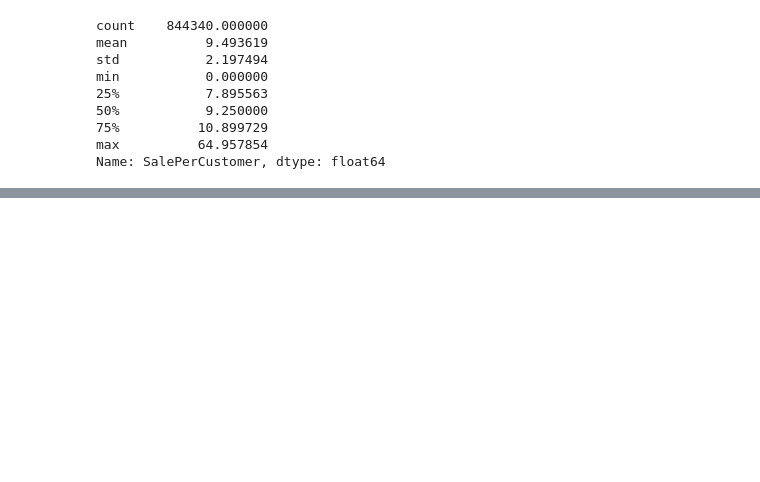
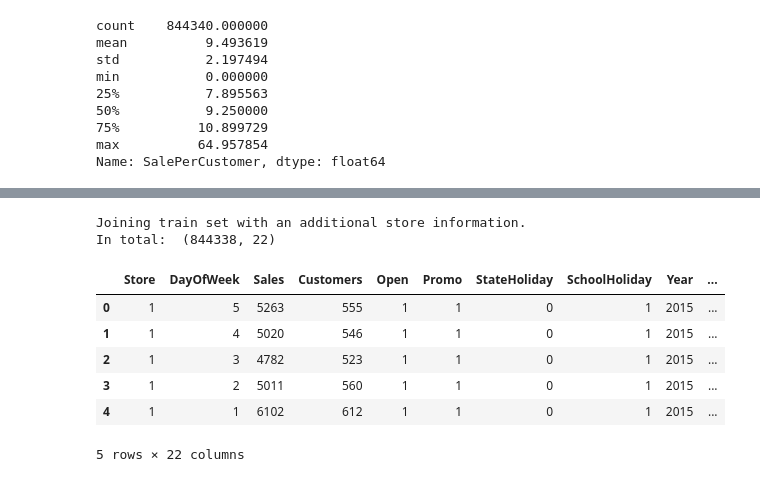
Before and after one commit to michaelgetachew-abebe/Pharmaceutical-Sales-Prediction_Rossmann, a Jupyter notebook: notebooks/explratory_data_analysis.ipynb, the cells around one changed output, grey strips where cells are left out. Saved outputs shown, nothing was run; the diff lists cells and outputs as text; code cells hidden in the pictures; blank space fills up the shorter version.

```diff
--- a/notebooks/explratory_data_analysis.ipynb
+++ b/notebooks/explratory_data_analysis.ipynb
@@ -62,0 +160,19 @@ Name: SalePerCustomer, dtype: float64
+# %%
+print("Joining train set with an additional store information.")
+
+# by specifying inner join we make sure that only those observations
+# that are present in both train and store sets are merged together
+train_store = pd.merge(train_df, store_df, how = 'inner', on = 'Store')
+
+print("In total: ", train_store.shape)
+train_store.head()
+# %% [output]
+Joining train set with an additional store information.
+In total:  (844338, 22)
+|  | Store | DayOfWeek | Sales | Customers | Open | Promo | StateHoliday | SchoolHoliday | Year | ... |
+| 0 | 1 | 5 | 5263 | 555 | 1 | 1 | 0 | 1 | 2015 | ... |
+| 1 | 1 | 4 | 5020 | 546 | 1 | 1 | 0 | 1 | 2015 | ... |
+| 2 | 1 | 3 | 4782 | 523 | 1 | 1 | 0 | 1 | 2015 | ... |
+| 3 | 1 | 2 | 5011 | 560 | 1 | 1 | 0 | 1 | 2015 | ... |
+| 4 | 1 | 1 | 6102 | 612 | 1 | 1 | 0 | 1 | 2015 | ... |
+5 rows × 22 columns
```
Also changed, not shown: parts of 19 cells of this notebook.
